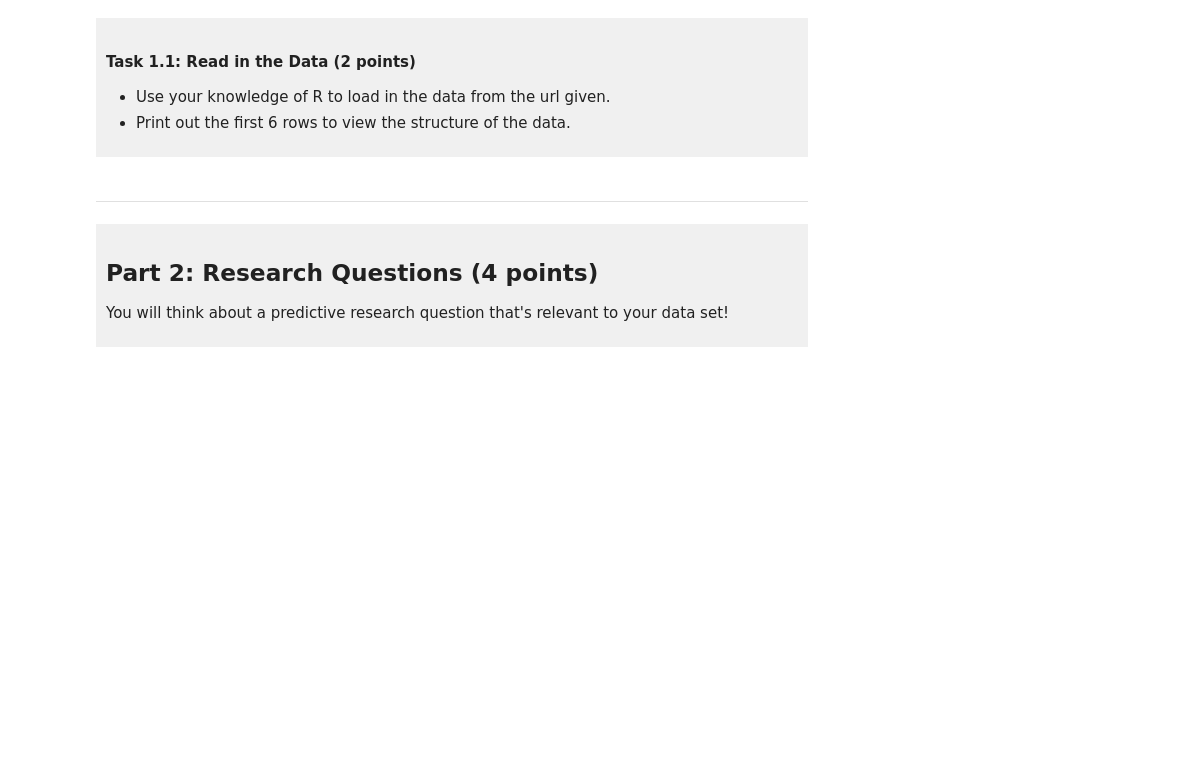
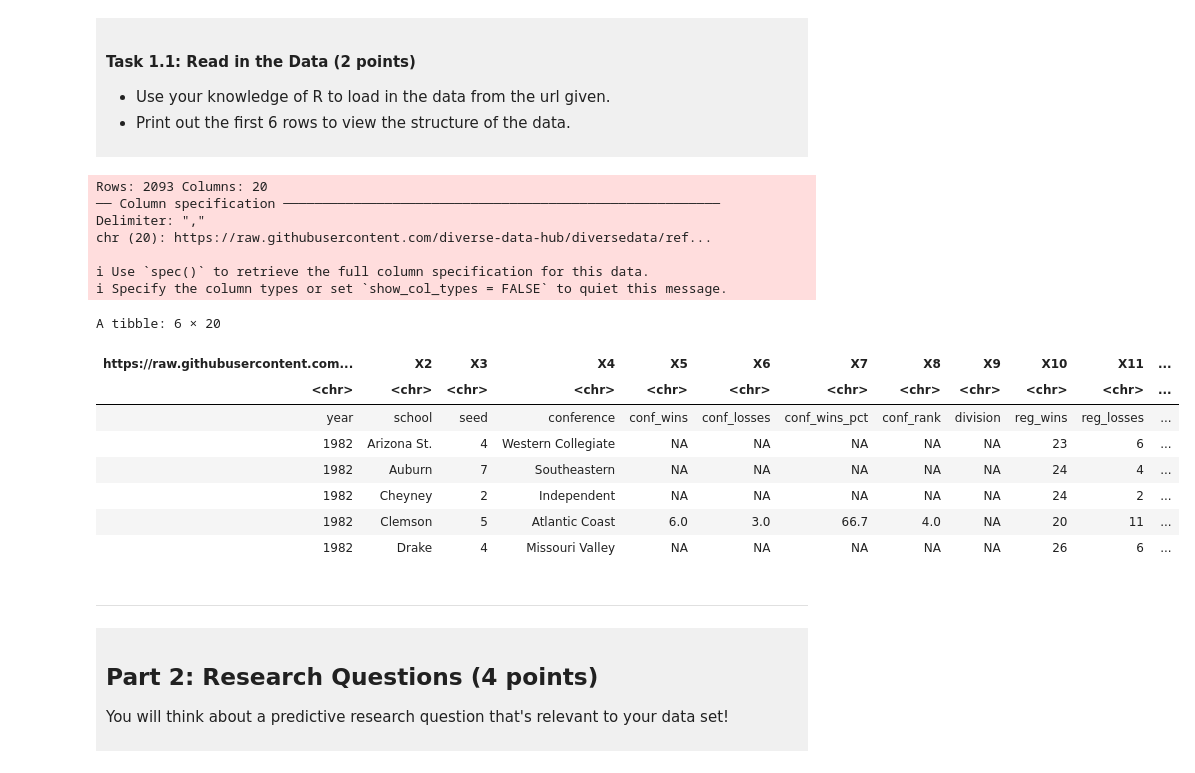
Before and after one commit to carmfeng/dsci-100-project-carmen-feng, a Jupyter notebook: dsci-100-project-notebook.ipynb, the cells around one changed output. Saved outputs shown, nothing was run; the diff lists cells and outputs as text; code cells hidden in the pictures; blank space fills up the shorter version.

Commit message:
Created a question, read and tidied data
I finished up to Checkpoint B today. I read the url, created a predictive question, and tidied the data.

```diff
--- a/dsci-100-project-notebook.ipynb
+++ b/dsci-100-project-notebook.ipynb
@@ -128,8 +128,29 @@ To help you with the analysis, here is a table of descriptions of each of the va
 
 </div>
 # %%
+library(tidyverse)
 
-#this is a comment made on jupyter
+url <- "https://raw.githubusercontent.com/diverse-data-hub/diversedata/refs/heads/main/data-clean/womensmarchmadness.csv"
+
+basketball_data_untidy <- read_csv(url, "https://raw.githubusercontent.com/diverse-data-hub/diversedata/refs/heads/main/data-clean/womensmarchmadness.csv")
+head(basketball_data_untidy)
+# %% [output]
+Rows: 2093 Columns: 20
+── Column specification ────────────────────────────────────────────────────────
+Delimiter: ","
+chr (20): https://raw.githubusercontent.com/diverse-data-hub/diversedata/ref...
+
+ℹ Use `spec()` to retrieve the full column specification for this data.
+ℹ Specify the column types or set `show_col_types = FALSE` to quiet this message.
+A tibble: 6 × 20
+| https://raw.githubusercontent.com... | X2 | X3 | X4 | X5 | X6 | X7 | X8 | X9 | X10 | X11 | ... |
+| <chr> | <chr> | <chr> | <chr> | <chr> | <chr> | <chr> | <chr> | <chr> | <chr> | <chr> | ... |
+| year | school | seed | conference | conf_wins | conf_losses | conf_wins_pct | conf_rank | division | reg_wins | reg_losses | ... |
+| 1982 | Arizona St. | 4 | Western Collegiate | NA | NA | NA | NA | NA | 23 | 6 | ... |
+| 1982 | Auburn | 7 | Southeastern | NA | NA | NA | NA | NA | 24 | 4 | ... |
+| 1982 | Cheyney | 2 | Independent | NA | NA | NA | NA | NA | 24 | 2 | ... |
+| 1982 | Clemson | 5 | Atlantic Coast | 6.0 | 3.0 | 66.7 | 4.0 | NA | 20 | 11 | ... |
+| 1982 | Drake | 4 | Missouri Valley | NA | NA | NA | NA | NA | 26 | 6 | ... |
 # %% [markdown]
 -------
 # %% [markdown]
```
Also changed, not shown: parts of 6 cells of this notebook.
